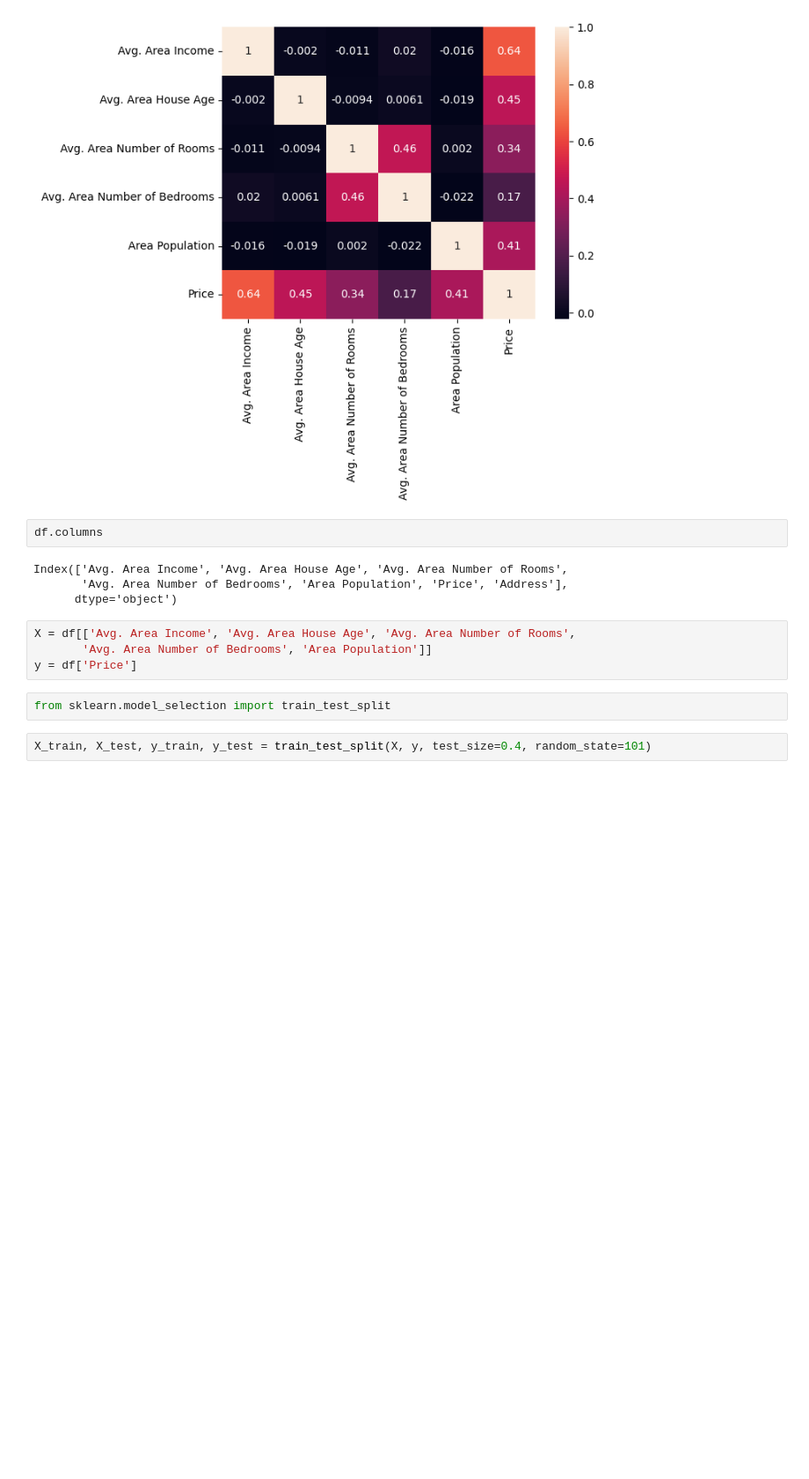
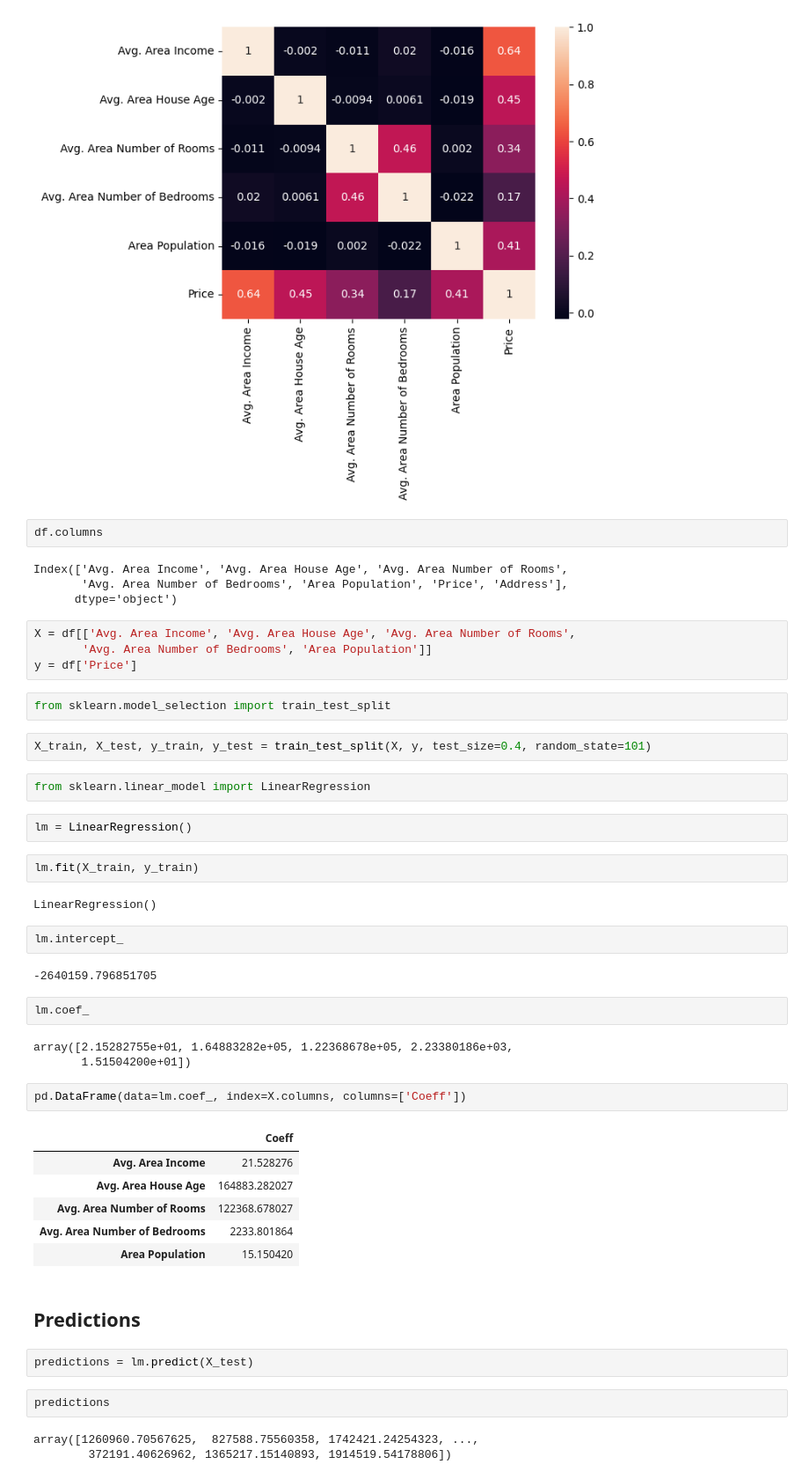
Before and after one commit to farzamasadian/udemy-ml-practice, a Jupyter notebook: regression.ipynb, the cells around one changed output. Shown at 88% size. Drawn from its saved outputs; the diff is of its cells as text; blank space fills up the shorter version.

```diff
--- a/regression.ipynb
+++ b/regression.ipynb
@@ -89,3 +89,38 @@ y = df['Price']
 from sklearn.model_selection import train_test_split
 # %%
 X_train, X_test, y_train, y_test = train_test_split(X, y, test_size=0.4, random_state=101)
+# %%
+from sklearn.linear_model import LinearRegression
+# %%
+lm = LinearRegression()
+# %%
+lm.fit(X_train, y_train)
+# %% [output]
+LinearRegression()
+# %%
+lm.intercept_
+# %% [output]
+-2640159.796851705
+# %%
+lm.coef_
+# %% [output]
+array([2.15282755e+01, 1.64883282e+05, 1.22368678e+05, 2.23380186e+03,
+       1.51504200e+01])
+# %%
+pd.DataFrame(data=lm.coef_, index=X.columns, columns=['Coeff'])
+# %% [output]
+|  | Coeff |
+| Avg. Area Income | 21.528276 |
+| Avg. Area House Age | 164883.282027 |
+| Avg. Area Number of Rooms | 122368.678027 |
+| Avg. Area Number of Bedrooms | 2233.801864 |
+| Area Population | 15.150420 |
+# %% [markdown]
+## Predictions
+# %%
+predictions = lm.predict(X_test)
+# %%
+predictions
+# %% [output]
+array([1260960.70567625,  827588.75560358, 1742421.24254323, ...,
+        372191.40626962, 1365217.15140893, 1914519.54178806])
```
Also changed, not shown: parts of 6 cells of this notebook.
